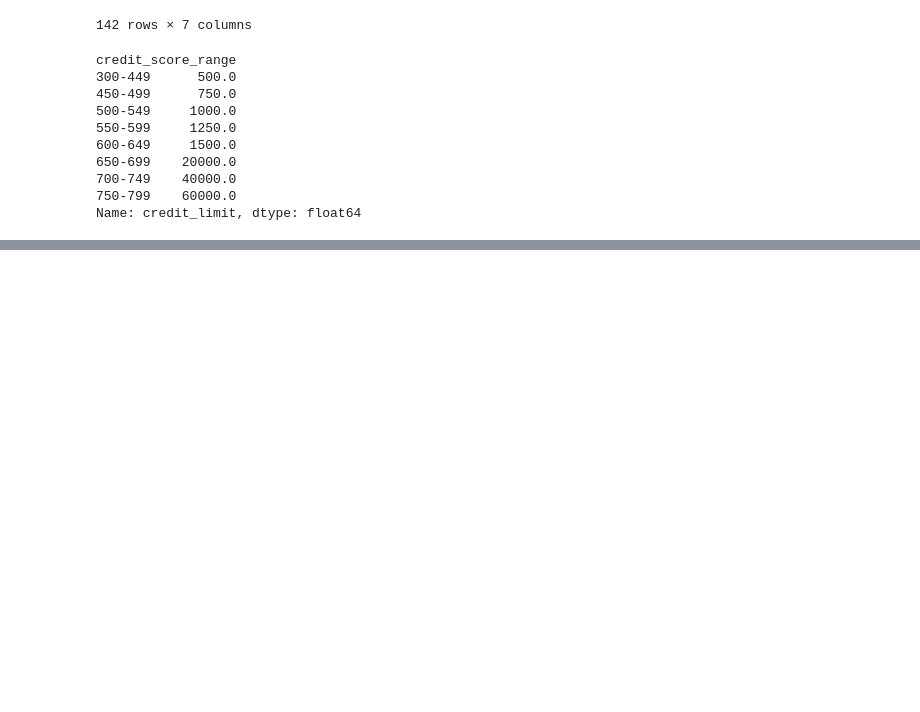
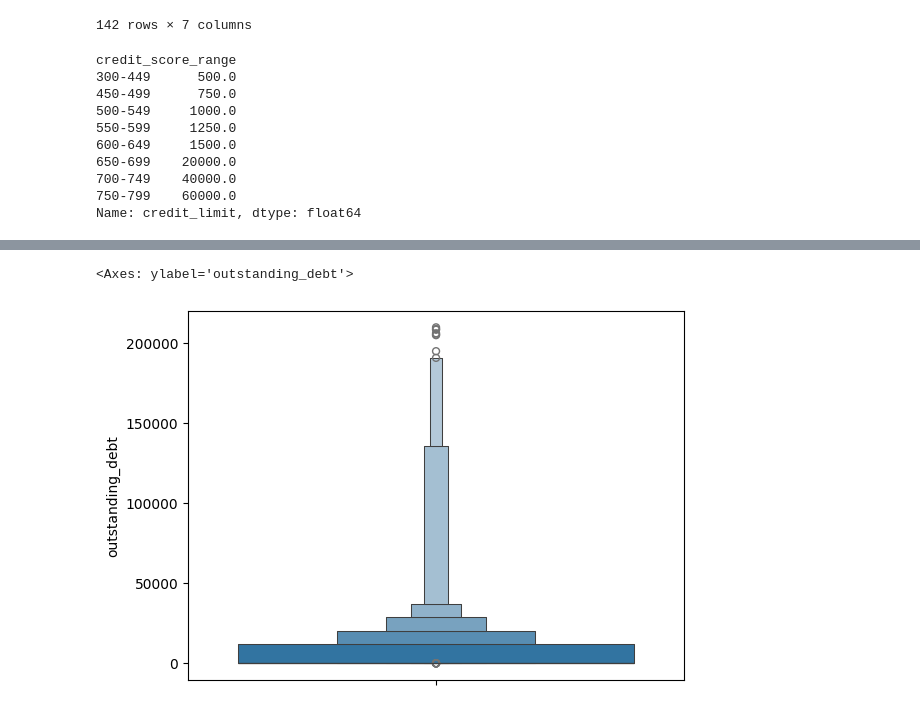
Before and after one commit to Monish-Mamilla/ExploratoryDataAnalysis, a Jupyter notebook: notebooks/6_project/phase_1_atliqo_bank.ipynb, the cells around one changed output, grey strips where cells are left out. Drawn from its saved outputs; the diff is of its cells as text; code cells hidden in the pictures; blank space fills up the shorter version.

```diff
--- a/notebooks/6_project/phase_1_atliqo_bank.ipynb
+++ b/notebooks/6_project/phase_1_atliqo_bank.ipynb
@@ -479,3 +479,9 @@ credit_score_range
 700-749    40000.0
 750-799    60000.0
 Name: credit_limit, dtype: float64
+# %%
+# We will use mode, but mode function is not available
+# agg function generates series and converting to DataFrame using reset_index function
+
+mode_df = df_credit_profile_new.groupby('credit_score_range')['credit_limit'].agg(lambda x: x.mode().iloc[0]).reset_index()
+mode_df
@@ -481,0 +498,2 @@ Name: credit_limit, dtype: float64
+# %%
+df_credit_profile_new2 = pd.merge(df_credit_profile_new,mode_df, on="credit_score_range",suffixes=("","_mode"))
@@ -481,0 +516,3 @@ Name: credit_limit, dtype: float64
+# %%
+df_credit_profile_new3 = df_credit_profile_new2.copy()
+df_credit_profile_new3['credit_limit'].fillna(df_credit_profile_new3['credit_limit_mode'],inplace=True)
@@ -481,0 +550,5 @@ Name: credit_limit, dtype: float64
+# %%
+sns.boxenplot(df_credit_profile_new3['outstanding_debt'])
+# %% [output]
+<Axes: ylabel='outstanding_debt'>
+[figure, added]
```
Also changed, not shown: parts of 41 cells of this notebook, 5 other files.
